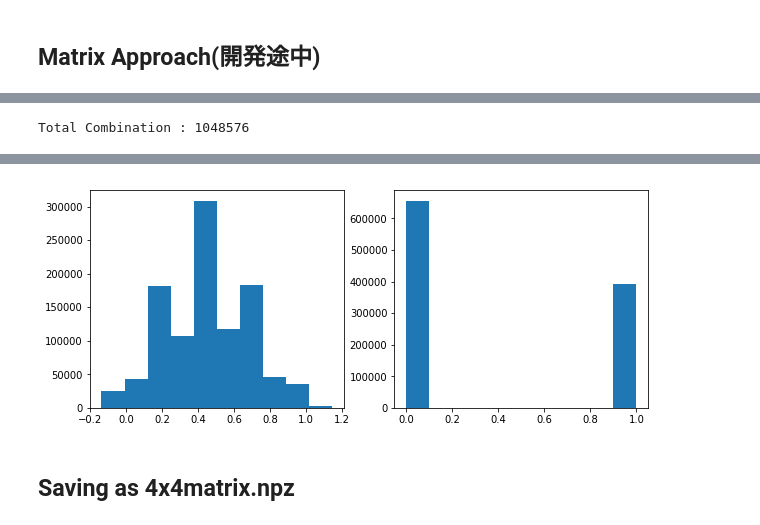
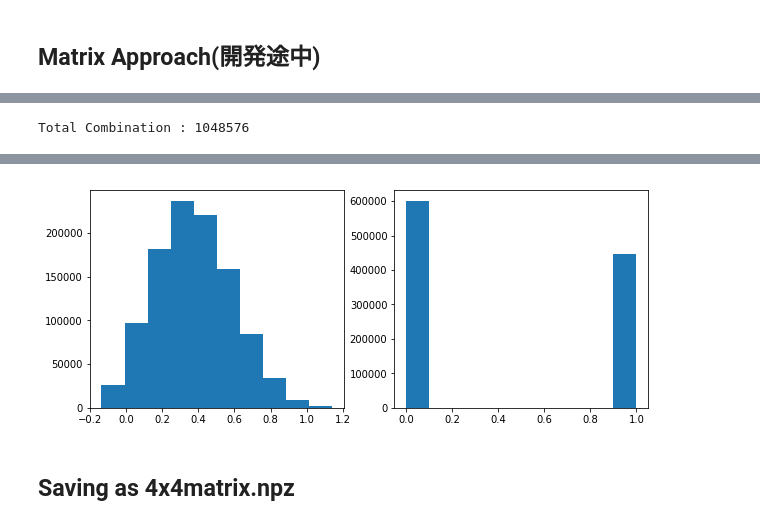
Before and after one commit to mositori/Bayesian-SuperResolution, a Jupyter notebook: ex1/4x4MatrixGenerator.ipynb, the cells around one changed output, grey strips where cells are left out. Saved outputs shown, nothing was run; the diff lists cells and outputs as text; code cells hidden in the pictures.

```diff
--- a/ex1/4x4MatrixGenerator.ipynb
+++ b/ex1/4x4MatrixGenerator.ipynb
@@ -182,7 +182,7 @@ Wall time: 936 ms
 %%time
 ## INPUT
 p_comb = [0, 1]
-a_comb = [0.8, 1]
+a_comb = [0.5, 1]
 
 ## Setting a gaussian noise params
 ## used in a-filter elements except a_comb
@@ -192,7 +192,7 @@ sd = 0.05
 
 # if True, then all q_matrix elements will be binalized.
 binalize = True
-threshold = 0.5 #where val > threshold, then val = 1
+threshold = 0.4 #where val > threshold, then val = 1
 
 
 total_comb = len( p_comb ) ** 16 * len( a_comb ) ** 4
@@ -249,4 +249,4 @@ Wall time: 34.9 s
-[figure, old version]
+[figure, new version]
 # %% [markdown]
 ## Saving as 4x4matrix.npz
 # %%
```
Also changed, not shown: parts of 1 cell of this notebook, 7 other files.
